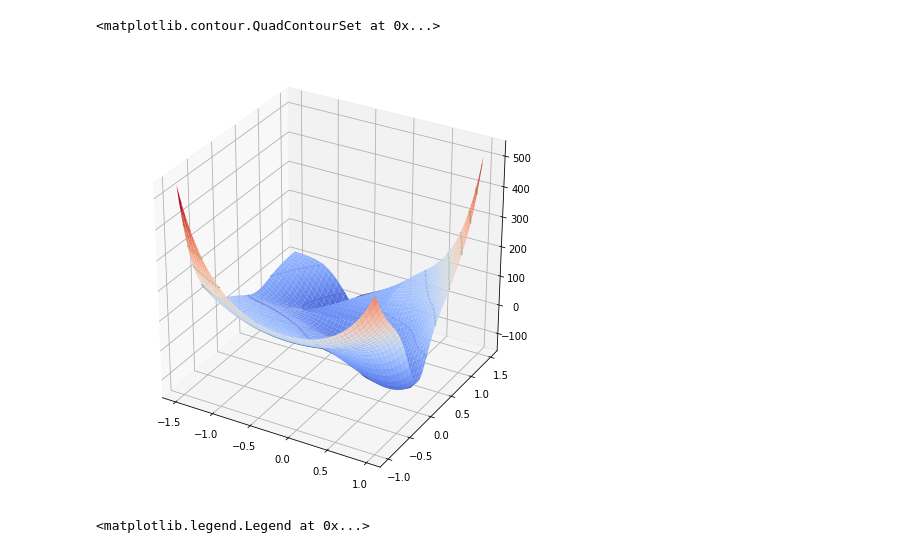
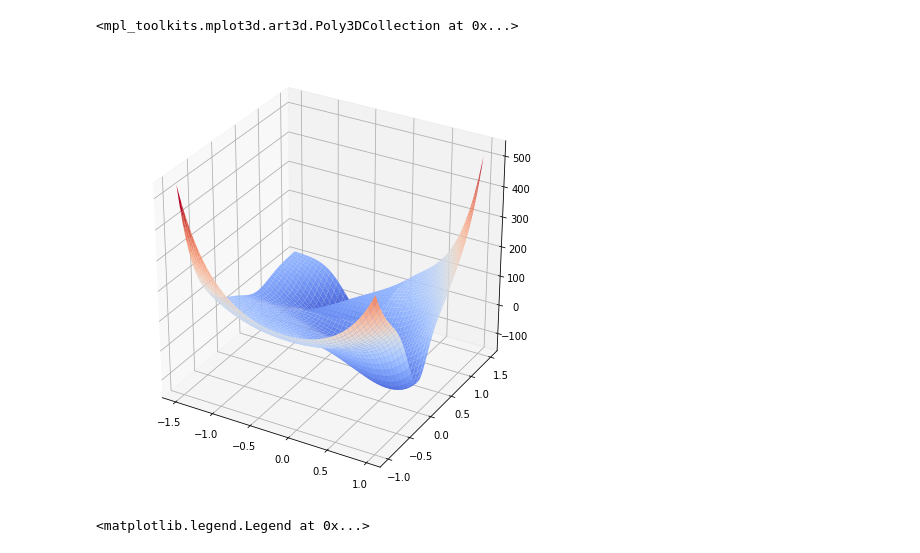
Before and after one commit to chewycharis/work-in-dinner-group-2019, a Jupyter notebook: DGA-Perturbation/jupyter-notebooks/Muller-Brown Potential .ipynb, the cells around one changed output. Drawn from its saved outputs; the diff is of its cells as text; code cells hidden in the pictures.

```diff
--- a/DGA-Perturbation/jupyter-notebooks/Muller-Brown Potential .ipynb
+++ b/DGA-Perturbation/jupyter-notebooks/Muller-Brown Potential .ipynb
@@ -56,18 +58,17 @@ def muller_brown_force(x,y,perturb=None):
 # %%
 #plot unperturbed potential
 fig=plt.figure(figsize=(8,8))
 ax=fig.add_subplot(111,projection="3d")
 
 X=np.arange(-1.5,1,1/100)
 Y=np.arange(-1,1.5,1/100)
 X, Y = np.meshgrid(X, Y)
 Z=np.array(muller_brown_potential(np.ravel(X), np.ravel(Y)))
 Z = Z.reshape(X.shape)
 ax.plot_surface(X,Y,Z,cmap=cm.coolwarm)
-ax.contour(X, Y, Z, 10, linestyles="solid")
 # %% [output]
-<matplotlib.contour.QuadContourSet at 0x...>
+<mpl_toolkits.mplot3d.art3d.Poly3DCollection at 0x...>
-[figure, old version]
+[figure, new version]
 # %%
 #reference: https://doi.org/10.1080/00268978800101881
 
```
Also changed, not shown: parts of 6 cells of this notebook, 33 other files.
